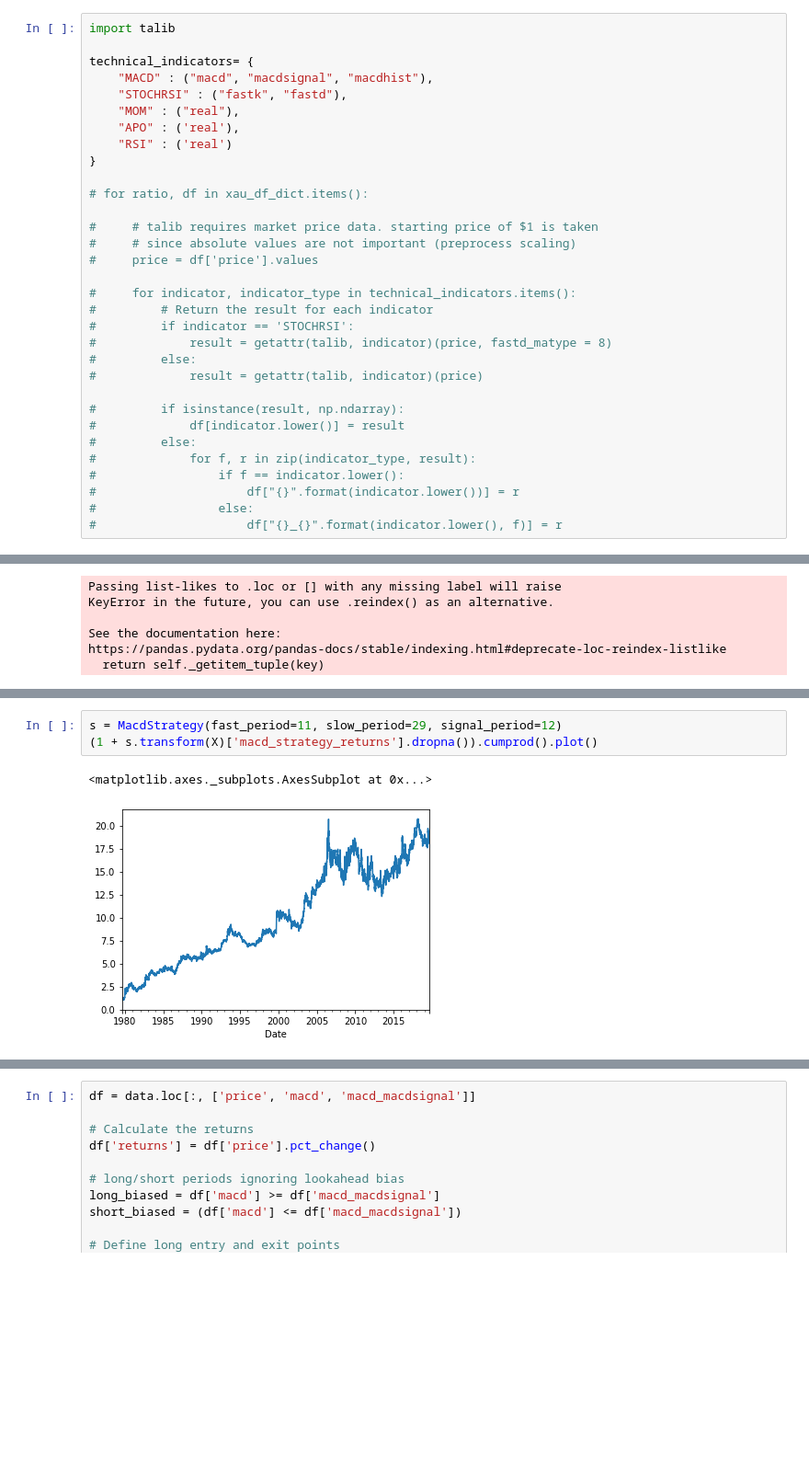
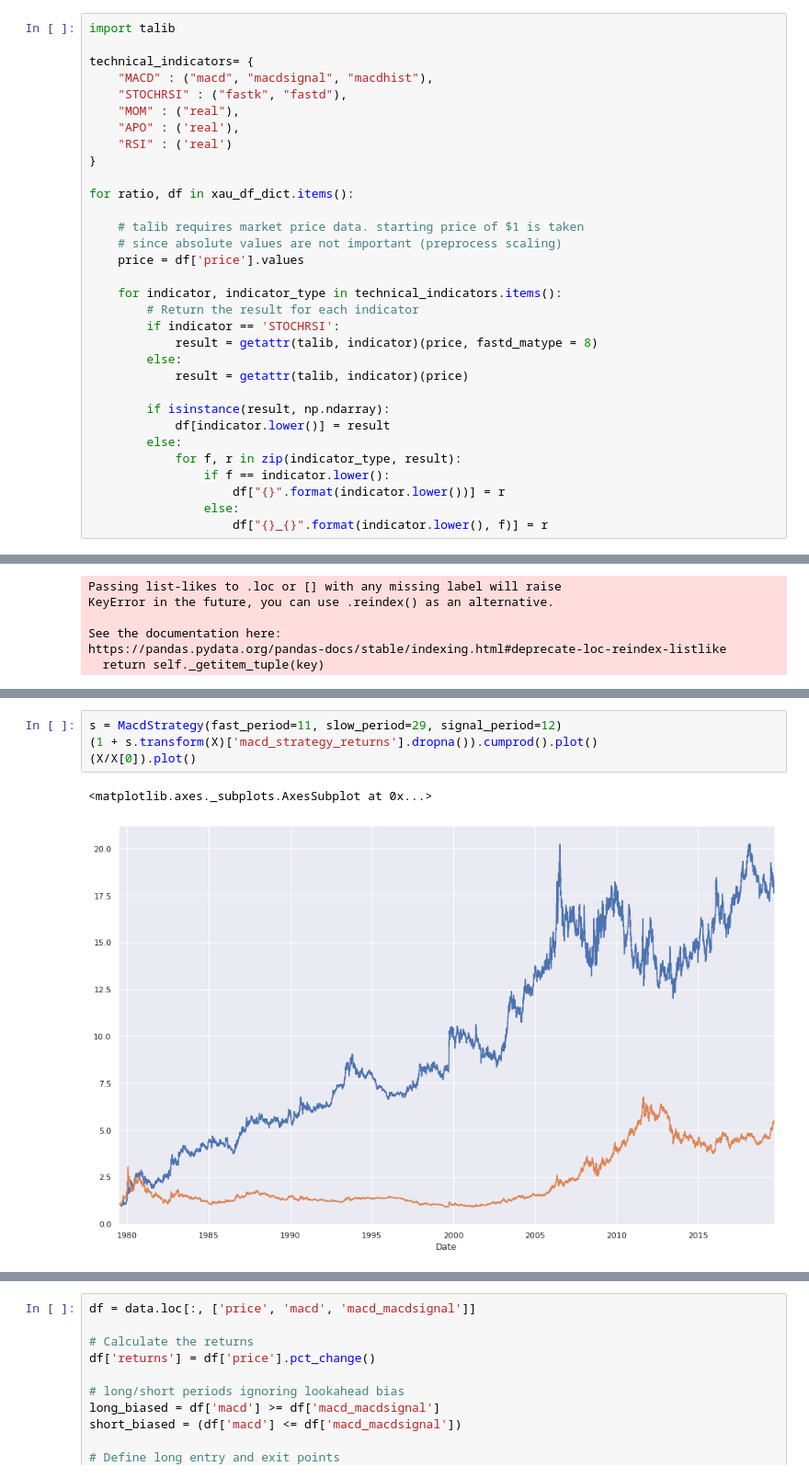
Before and after one commit to jbmoorhouse/gold_returns_predictor, a Jupyter notebook: analysis.ipynb, the cells around one changed output, grey strips where cells are left out. Shown at 92% size. Drawn from its saved outputs; the diff is of its cells as text; blank space fills up the shorter version.

```diff
--- a/analysis.ipynb
+++ b/analysis.ipynb
@@ -134,27 +134,27 @@ technical_indicators= {
     "RSI" : ('real')
 }
 
-# for ratio, df in xau_df_dict.items():
+for ratio, df in xau_df_dict.items():
 
-#     # talib requires market price data. starting price of $1 is taken
-#     # since absolute values are not important (preprocess scaling)
-#     price = df['price'].values
+    # talib requires market price data. starting price of $1 is taken
+    # since absolute values are not important (preprocess scaling)
+    price = df['price'].values
 
-#     for indicator, indicator_type in technical_indicators.items():
-#         # Return the result for each indicator
-#         if indicator == 'STOCHRSI':
-#             result = getattr(talib, indicator)(price, fastd_matype = 8)
-#         else:
-#             result = getattr(talib, indicator)(price)
+    for indicator, indicator_type in technical_indicators.items():
+        # Return the result for each indicator
+        if indicator == 'STOCHRSI':
+            result = getattr(talib, indicator)(price, fastd_matype = 8)
+        else:
+            result = getattr(talib, indicator)(price)
 
-#         if isinstance(result, np.ndarray):
-#             df[indicator.lower()] = result
-#         else:
-#             for f, r in zip(indicator_type, result):
-#                 if f == indicator.lower():
-#                     df["{}".format(indicator.lower())] = r
-#                 else:
-#                     df["{}_{}".format(indicator.lower(), f)] = r
+        if isinstance(result, np.ndarray):
+            df[indicator.lower()] = result
+        else:
+            for f, r in zip(indicator_type, result):
+                if f == indicator.lower():
+                    df["{}".format(indicator.lower())] = r
+                else:
+                    df["{}_{}".format(indicator.lower(), f)] = r
 # %% [markdown]
 ## Data preprocessing
 # %%
@@ -483,6 +486,7 @@ s = MacdStrategy(result = 10)
 # %%
 s = MacdStrategy(fast_period=11, slow_period=29, signal_period=12)
 (1 + s.transform(X)['macd_strategy_returns'].dropna()).cumprod().plot()
+(X/X[0]).plot()
 # %% [output]
 <matplotlib.axes._subplots.AxesSubplot at 0x...>
-[figure, old version]
+[figure, new version]
```
Also changed, not shown: parts of 11 cells of this notebook, 1 other file.
